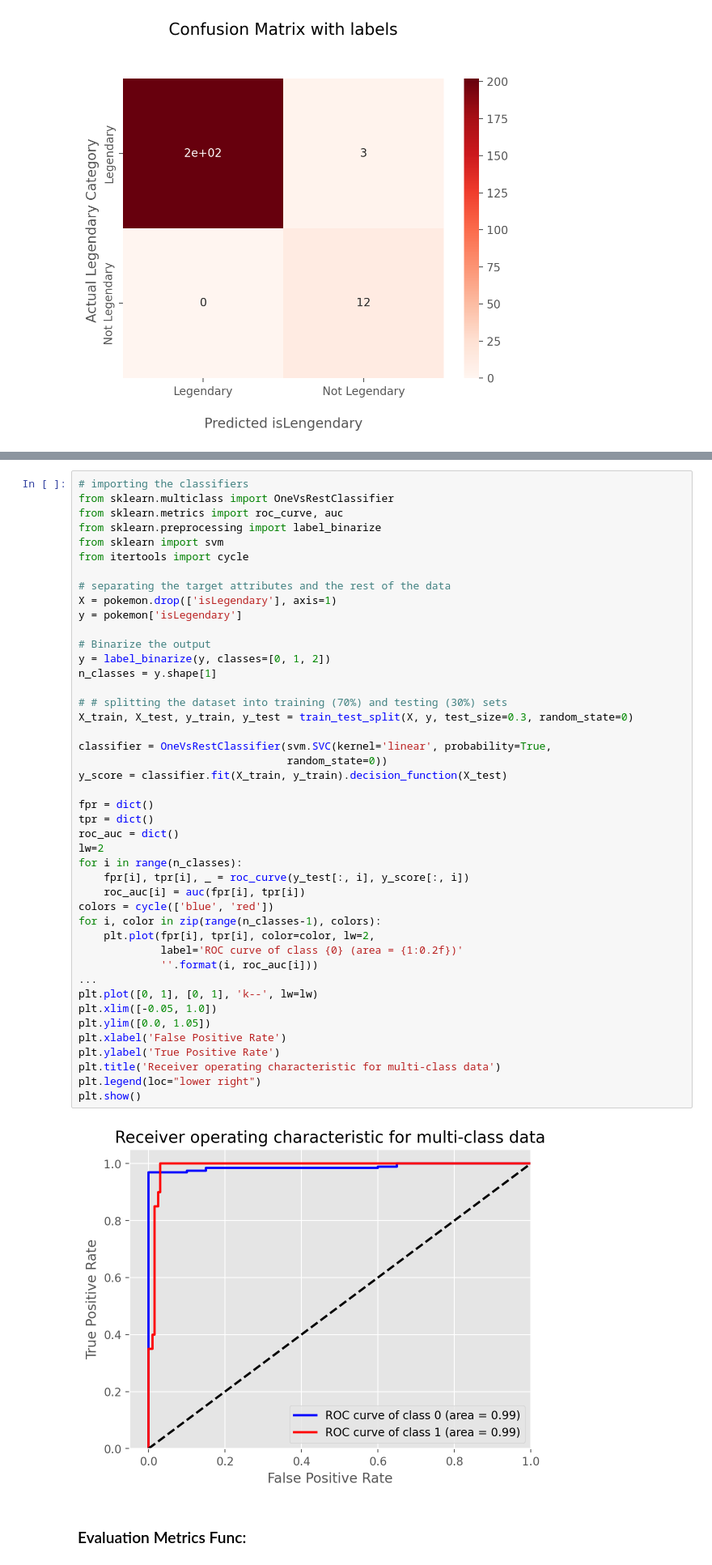
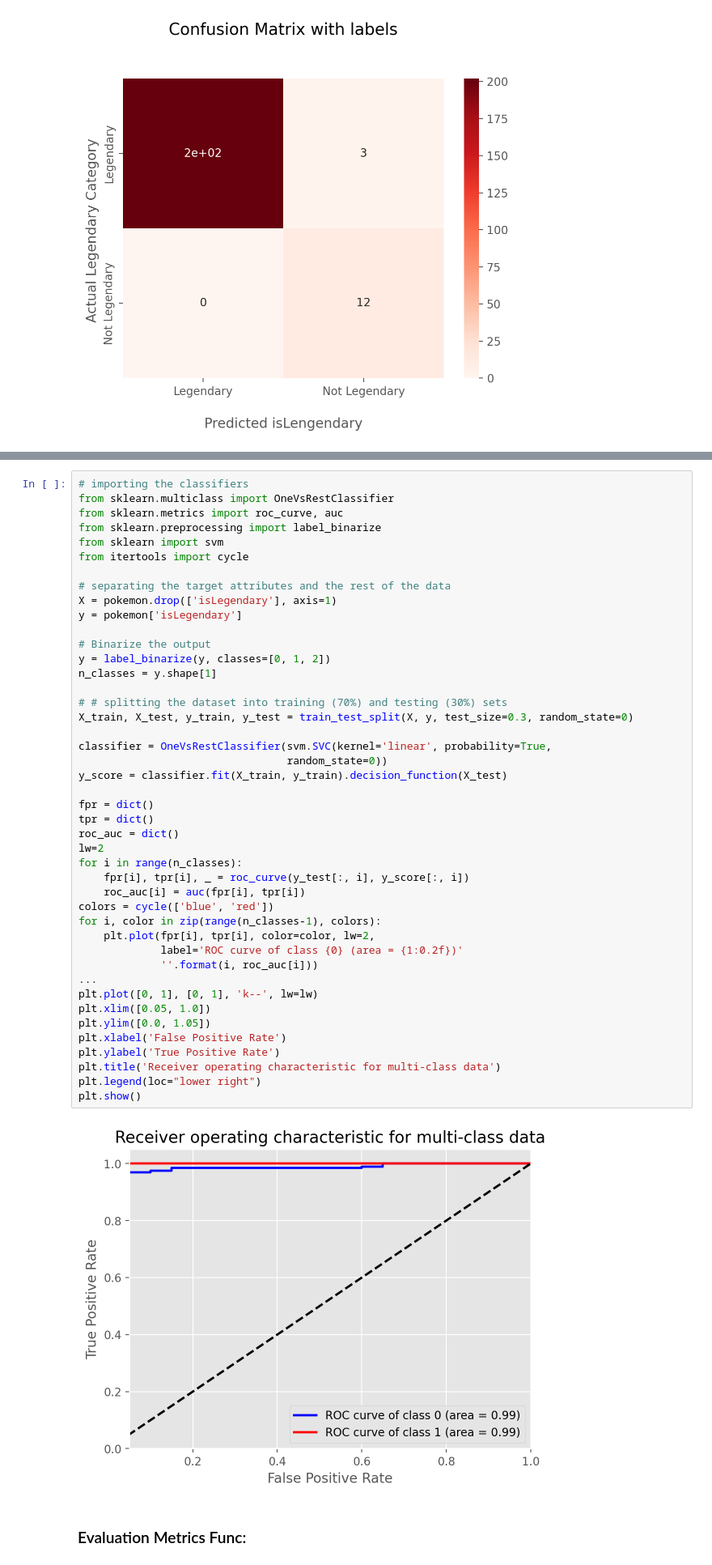
Before and after one commit to AAMAB/F21DL, a Jupyter notebook: Group17 DMML.ipynb, the cells around one changed output, grey strips where cells are left out. Shown at 81% size. Drawn from its saved outputs; the diff is of its cells as text.

```diff
--- a/Group17 DMML.ipynb
+++ b/Group17 DMML.ipynb
@@ -628,35 +628,35 @@ y = label_binarize(y, classes=[0, 1, 2])
 n_classes = y.shape[1]
 
 # # splitting the dataset into training (70%) and testing (30%) sets
 X_train, X_test, y_train, y_test = train_test_split(X, y, test_size=0.3, random_state=0)
 
 classifier = OneVsRestClassifier(svm.SVC(kernel='linear', probability=True,
                                  random_state=0))
 y_score = classifier.fit(X_train, y_train).decision_function(X_test)
 
 fpr = dict()
 tpr = dict()
 roc_auc = dict()
 lw=2
 for i in range(n_classes):
     fpr[i], tpr[i], _ = roc_curve(y_test[:, i], y_score[:, i])
     roc_auc[i] = auc(fpr[i], tpr[i])
 colors = cycle(['blue', 'red'])
 for i, color in zip(range(n_classes-1), colors):
     plt.plot(fpr[i], tpr[i], color=color, lw=2,
              label='ROC curve of class {0} (area = {1:0.2f})'
              ''.format(i, roc_auc[i]))
 ...
 plt.plot([0, 1], [0, 1], 'k--', lw=lw)
-plt.xlim([-0.05, 1.0])
+plt.xlim([0.05, 1.0])
 plt.ylim([0.0, 1.05])
 plt.xlabel('False Positive Rate')
 plt.ylabel('True Positive Rate')
 plt.title('Receiver operating characteristic for multi-class data')
 plt.legend(loc="lower right")
 plt.show()
 # %% [output]
-[figure, old version]
+[figure, new version]
 # %% [markdown]
 ### Evaluation Metrics Func:
 # %%
```
Also changed, not shown: parts of 7 cells of this notebook, 1 other file.
